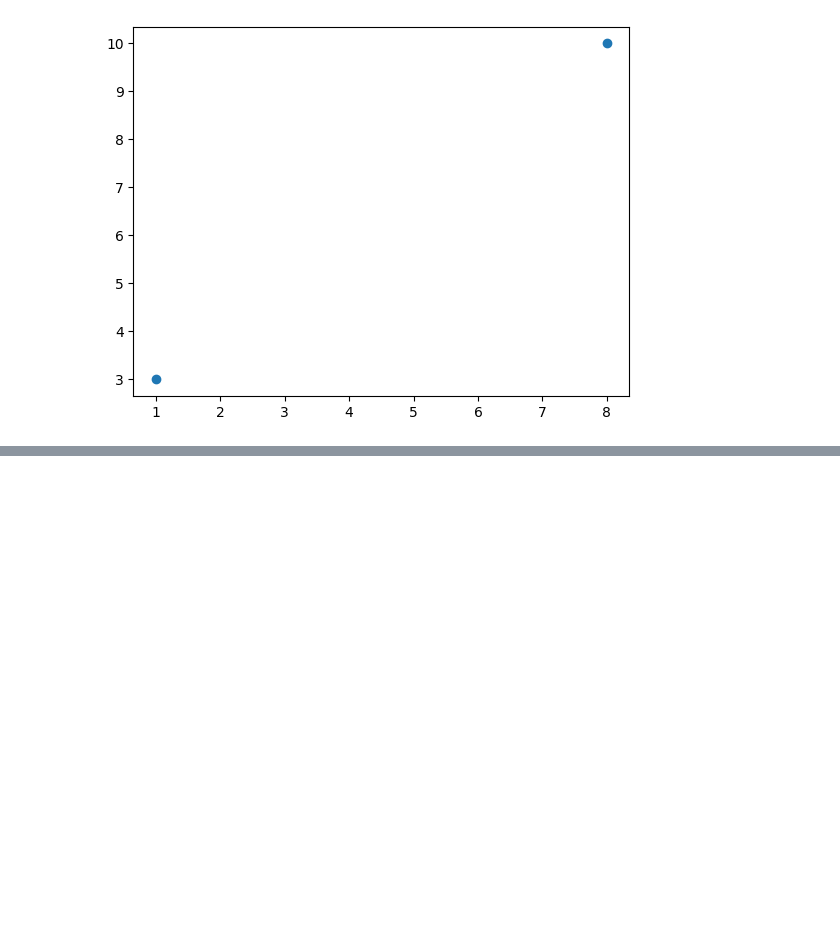
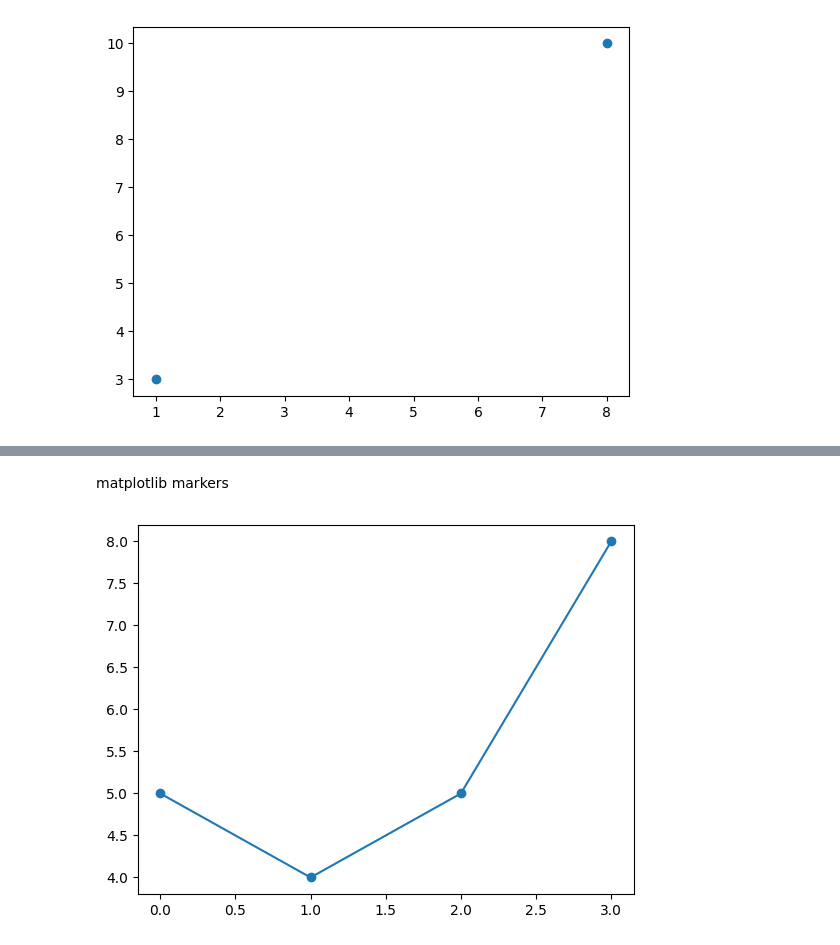
Before and after one commit to Imrkraghu/Rohit_AI_ML, a Jupyter notebook: Rohit_AI_ML/pandas/Data Visualization1/dvpractice.ipynb, the cells around one changed output, grey strips where cells are left out. Cells and saved outputs as stored; diff of their text form; code cells hidden in the pictures; blank space fills up the shorter version.

```diff
--- a/Rohit_AI_ML/pandas/Data Visualization1/dvpractice.ipynb
+++ b/Rohit_AI_ML/pandas/Data Visualization1/dvpractice.ipynb
@@ -54,0 +72,9 @@ plt.show()
+# %% [markdown]
+matplotlib markers
+# %%
+x = np.array([3,8,1,10])
+y = np.array([5,4,5,8])
+plt.plot(y,marker = 'o')
+plt.show()
+# %% [output]
+[figure, added]
```
Also changed, not shown: parts of 11 cells of this notebook, 5 other files.
